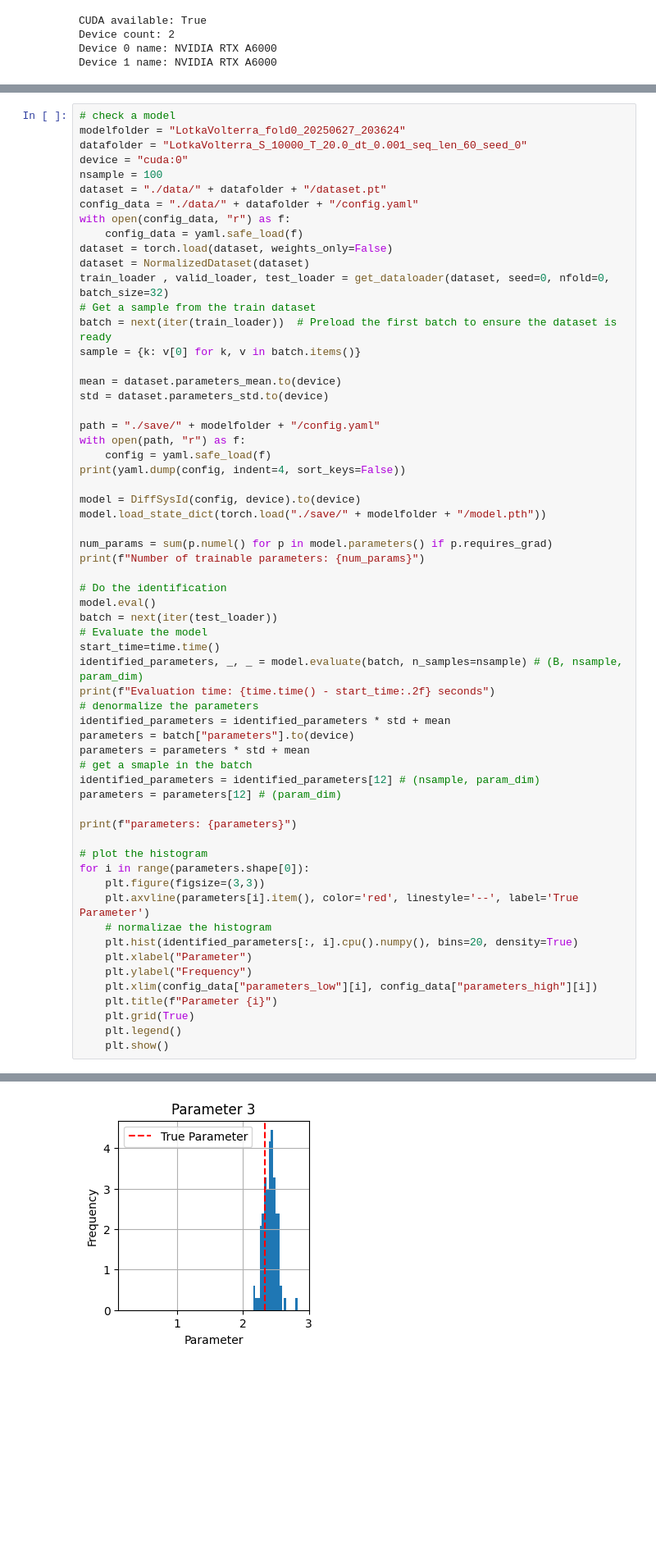
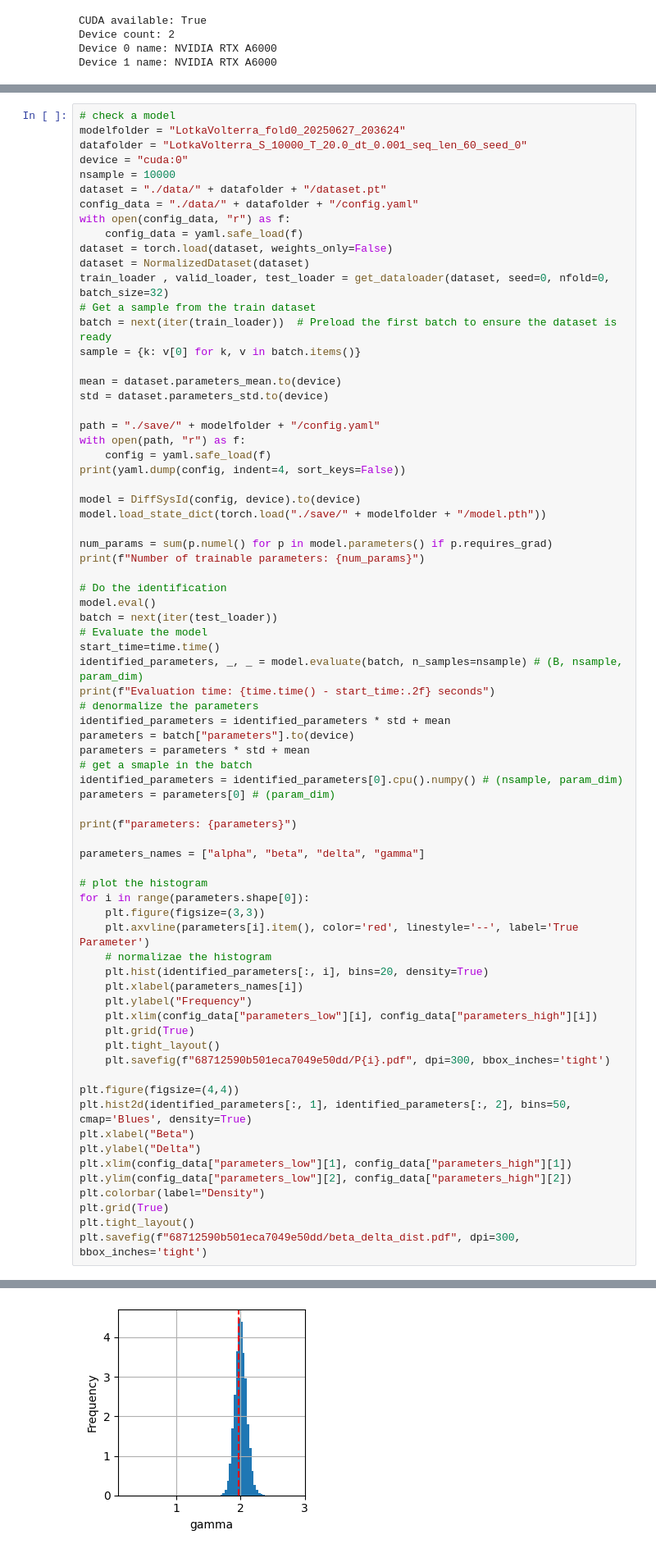
Before and after one commit to Arya-Honarpisheh/DiffSysId, a Jupyter notebook: check.ipynb, the cells around one changed output, grey strips where cells are left out. Shown: that part at 82% size. Drawn from its saved outputs; the diff is of its cells as text; blank space fills up the shorter version.

```diff
--- a/check.ipynb
+++ b/check.ipynb
@@ -99,7 +100,7 @@ The initial conditions used: tensor([58.0109,  6.3915])
 modelfolder = "LotkaVolterra_fold0_20250627_203624"
 datafolder = "LotkaVolterra_S_10000_T_20.0_dt_0.001_seq_len_60_seed_0"
 device = "cuda:0"
-nsample = 100
+nsample = 10000
 dataset = "./data/" + datafolder + "/dataset.pt"
 config_data = "./data/" + datafolder + "/config.yaml"
 with open(config_data, "r") as f:
@@ -137,24 +138,36 @@ identified_parameters = identified_parameters * std + mean
 parameters = batch["parameters"].to(device)
 parameters = parameters * std + mean
 # get a smaple in the batch
-identified_parameters = identified_parameters[12] # (nsample, param_dim)
-parameters = parameters[12] # (param_dim)
+identified_parameters = identified_parameters[0].cpu().numpy() # (nsample, param_dim)
+parameters = parameters[0] # (param_dim)
 
 print(f"parameters: {parameters}")
+
+parameters_names = ["alpha", "beta", "delta", "gamma"]
 
 # plot the histogram
 for i in range(parameters.shape[0]):
     plt.figure(figsize=(3,3))
     plt.axvline(parameters[i].item(), color='red', linestyle='--', label='True Parameter')
     # normalizae the histogram
-    plt.hist(identified_parameters[:, i].cpu().numpy(), bins=20, density=True)
-    plt.xlabel("Parameter")
+    plt.hist(identified_parameters[:, i], bins=20, density=True)
+    plt.xlabel(parameters_names[i])
     plt.ylabel("Frequency")
     plt.xlim(config_data["parameters_low"][i], config_data["parameters_high"][i])
-    plt.title(f"Parameter {i}")
     plt.grid(True)
-    plt.legend()
-    plt.show()
+    plt.tight_layout()
+    plt.savefig(f"68712590b501eca7049e50dd/P{i}.pdf", dpi=300, bbox_inches='tight')
+
+plt.figure(figsize=(4,4))
+plt.hist2d(identified_parameters[:, 1], identified_parameters[:, 2], bins=50, cmap='Blues', density=True)
+plt.xlabel("Beta")
+plt.ylabel("Delta")
+plt.xlim(config_data["parameters_low"][1], config_data["parameters_high"][1])
+plt.ylim(config_data["parameters_low"][2], config_data["parameters_high"][2])
+plt.colorbar(label="Density")
+plt.grid(True)
+plt.tight_layout()
+plt.savefig(f"68712590b501eca7049e50dd/beta_delta_dist.pdf", dpi=300, bbox_inches='tight')
 # %% [output]
 train:
     epochs: 100
@@ -179 +192 @@ parameters: tensor([1.8480, 0.3021, 0.2104, 2.3300], device='cuda:0')
-[figure, old version]
+[figure, new version]
```
Also changed, not shown: parts of 2 cells of this notebook, 1 other file.
